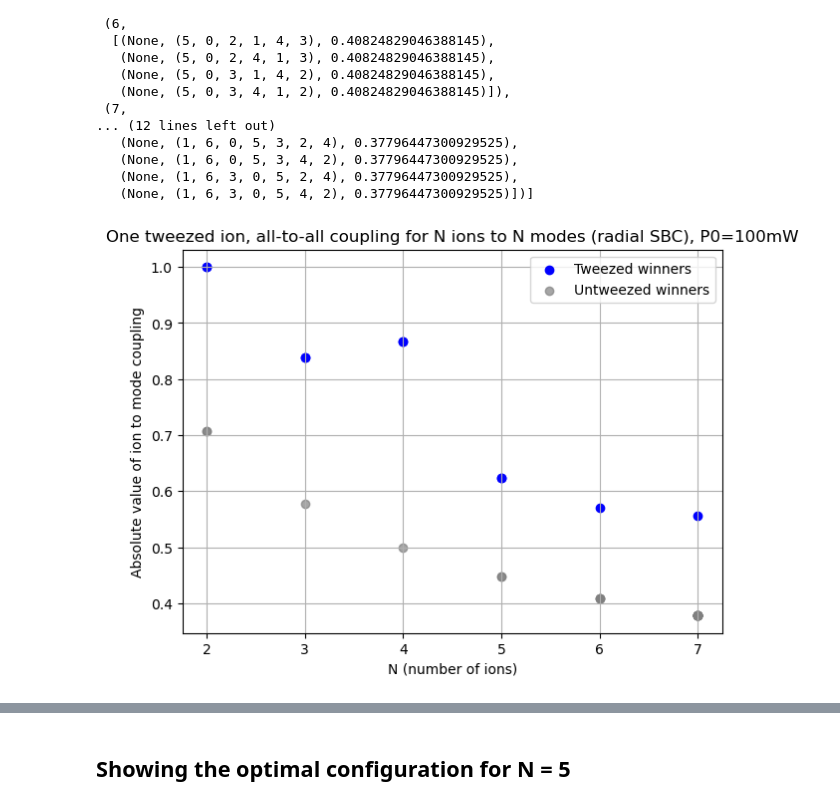
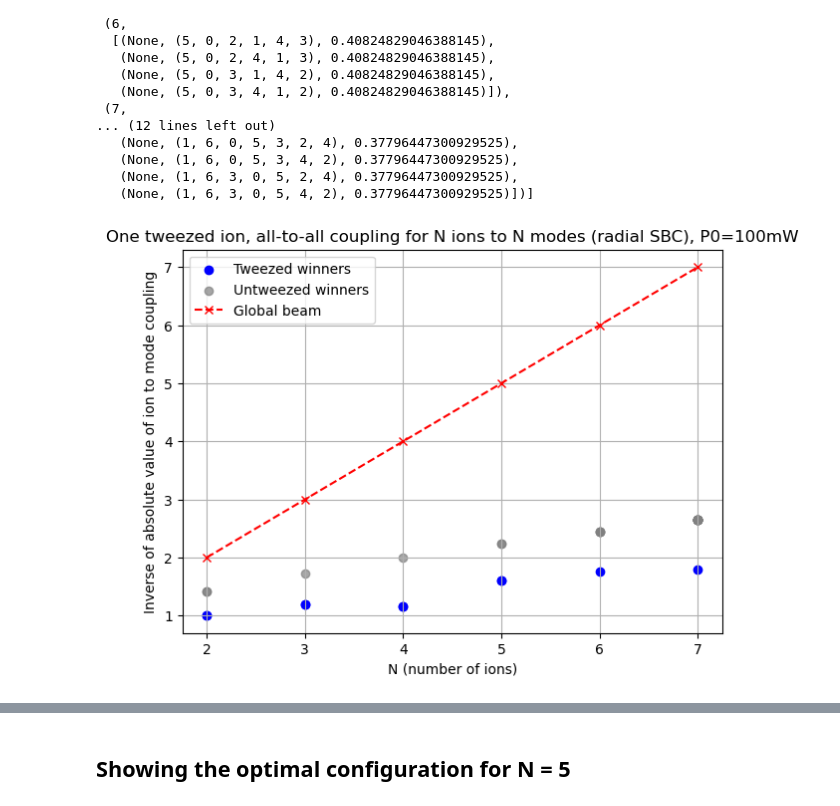
Before and after one commit to SQRLab/BladeRunner, a Jupyter notebook: Tweezers/SBC_Speedup.ipynb, the cells around one changed output, grey strips where cells are left out. Saved outputs shown, nothing was run; the diff lists cells and outputs as text; code cells hidden in the pictures.

```diff
--- a/Tweezers/SBC_Speedup.ipynb
+++ b/Tweezers/SBC_Speedup.ipynb
@@ -494,7 +499,6 @@ untweezed_results
    (None, (1, 6, 3, 0, 5, 2, 4), 0.37796447300929525),
    (None, (1, 6, 3, 0, 5, 4, 2), 0.37796447300929525)])]
 # %%
-# ...existing code...
 import numpy as np
 import matplotlib.pyplot as plt
 
@@ -537,36 +541,40 @@ for N_val, winners in results:
 
 # Untweezed winners
 x_untweezed = []
 y_untweezed = []
 
 for N_val, winners in untweezed_results:
     if not winners:
         continue
     for win in winners:
         score = _extract_score_from_win(win)
         if score is None:
             continue
         x_untweezed.append(N_val)
         y_untweezed.append(abs(score))
 
 # Convert to arrays (safe if empty)
 x_tweezed = np.asarray(x_tweezed, dtype=float)
 y_tweezed = np.asarray(y_tweezed, dtype=float)
 x_untweezed = np.asarray(x_untweezed, dtype=float)
 y_untweezed = np.asarray(y_untweezed, dtype=float)
 
+# N reference line (for all unique N in the plot)
+all_N = np.unique(np.concatenate([x_tweezed, x_untweezed]))
+y_N = all_N
+
 # Plot
 plt.figure(figsize=(7,5))
-plt.scatter(x_tweezed, y_tweezed, color='blue', label='Tweezed winners')
-plt.scatter(x_untweezed, y_untweezed, color='gray', label='Untweezed winners', alpha=0.7)
+plt.scatter(x_tweezed, 1/y_tweezed, color='blue', label='Tweezed winners')
+plt.scatter(x_untweezed, 1/y_untweezed, color='gray', label='Untweezed winners', alpha=0.7)
+plt.plot(all_N, y_N, color='red', linestyle='--', marker='x', label='Global beam')
 
 plt.xlabel("N (number of ions)")
-plt.ylabel("Absolute value of ion to mode coupling")
+plt.ylabel("Inverse of absolute value of ion to mode coupling")
 plt.title("One tweezed ion, all-to-all coupling for N ions to N modes (radial SBC), P0=100mW")
 plt.grid(True)
 plt.legend()
 plt.show()
-# ...existing code...
 # %% [output]
-[figure, old version]
+[figure, new version]
 # %%
```
Also changed, not shown: parts of 14 cells of this notebook.
